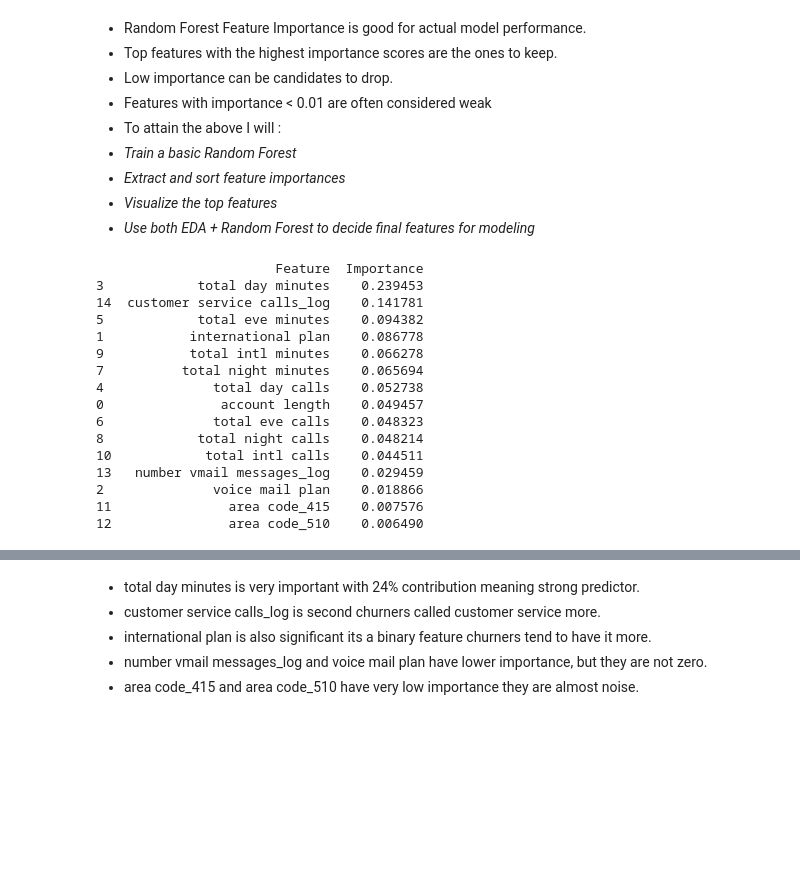
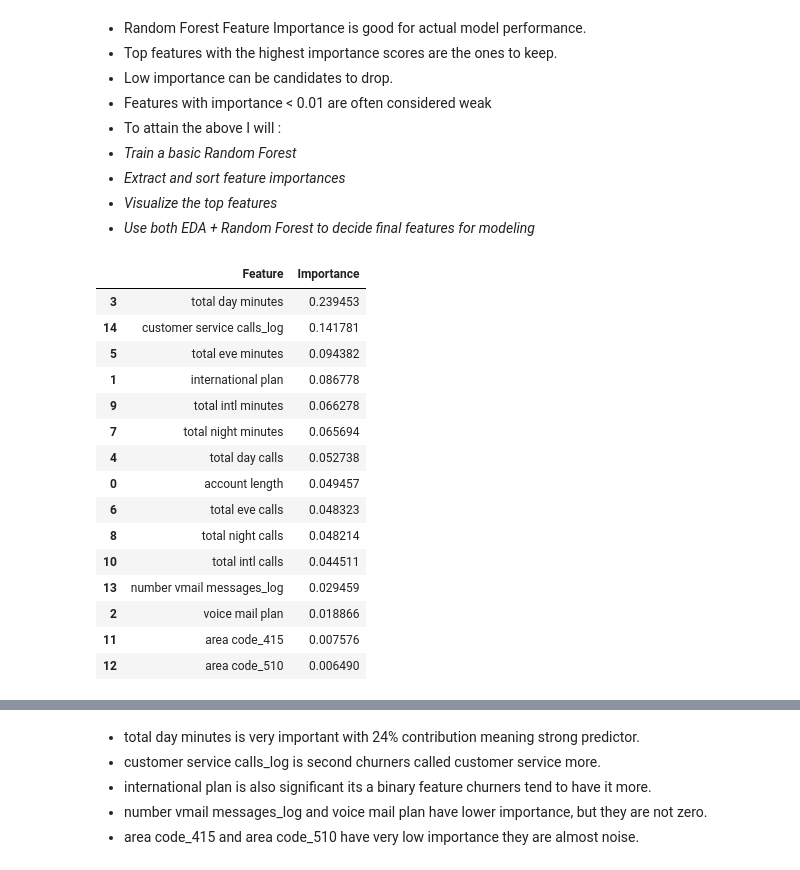
Before and after one commit to FAITHKAMANDE/Machine-Learning-project, a Jupyter notebook: Phase 3 project.ipynb, the cells around one changed output, grey strips where cells are left out. Saved outputs shown, nothing was run; the diff lists cells and outputs as text; code cells hidden in the pictures; blank space fills up the shorter version.

```diff
--- a/Phase 3 project.ipynb
+++ b/Phase 3 project.ipynb
@@ -562,45 +574,38 @@ plt.show()
 # %%
 # 1. Separate features and target
 X = bigml.drop('churn', axis=1)
 y = bigml['churn']
-
-# Drop 'state' and any other non-numeric columns
 non_numeric_cols = X.select_dtypes(include=['object']).columns
 X = X.drop(columns=non_numeric_cols)
 
-# 2. Train Random Forest with class_weight='balanced'
 rf = RandomForestClassifier(class_weight='balanced', random_state=42)
 rf.fit(X, y)
 
-# 3. Extract feature importances
 importances = rf.feature_importances_
 features = X.columns
 
-# 4. Create a DataFrame
 feature_importance_df = pd.DataFrame({
     'Feature': features,
     'Importance': importances
 })
 
-# 5. Sort features by importance
 feature_importance_df = feature_importance_df.sort_values(by='Importance', ascending=False)
 
-# 6. Display all feature importances
-print(feature_importance_df)
+feature_importance_df
 # %% [output]
-                       Feature  Importance
-3            total day minutes    0.239453
-14  customer service calls_log    0.141781
-5            total eve minutes    0.094382
-1           international plan    0.086778
-9           total intl minutes    0.066278
-7          total night minutes    0.065694
-4              total day calls    0.052738
-0               account length    0.049457
-6              total eve calls    0.048323
-8            total night calls    0.048214
-10            total intl calls    0.044511
-13   number vmail messages_log    0.029459
-2              voice mail plan    0.018866
-11               area code_415    0.007576
-12               area code_510    0.006490
+|  | Feature | Importance |
+| 3 | total day minutes | 0.239453 |
+| 14 | customer service calls_log | 0.141781 |
+| 5 | total eve minutes | 0.094382 |
+| 1 | international plan | 0.086778 |
+| 9 | total intl minutes | 0.066278 |
+| 7 | total night minutes | 0.065694 |
+| 4 | total day calls | 0.052738 |
+| 0 | account length | 0.049457 |
+| 6 | total eve calls | 0.048323 |
+| 8 | total night calls | 0.048214 |
+| 10 | total intl calls | 0.044511 |
+| 13 | number vmail messages_log | 0.029459 |
+| 2 | voice mail plan | 0.018866 |
+| 11 | area code_415 | 0.007576 |
+| 12 | area code_510 | 0.006490 |
```
Also changed, not shown: parts of 2 cells of this notebook.
